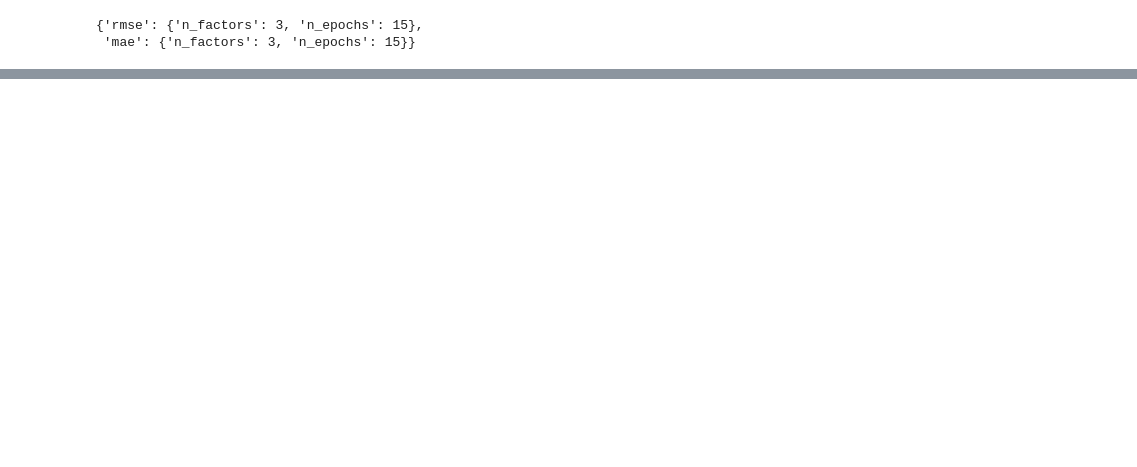
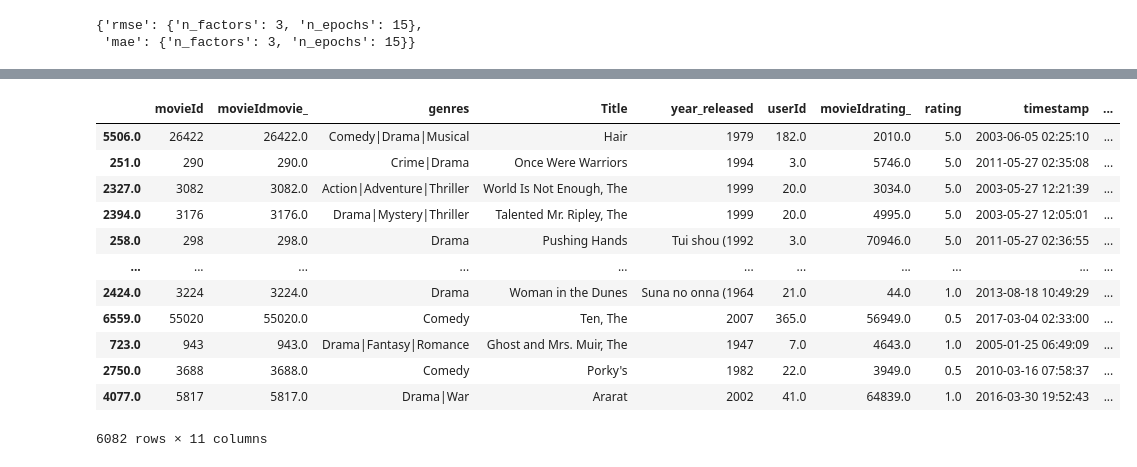
Before and after one commit to xiaohua-su/Recommender_System, a Jupyter notebook: Data Cleaning-Team.ipynb, the cells around one changed output, grey strips where cells are left out. Drawn from its saved outputs; the diff is of its cells as text; code cells hidden in the pictures; blank space fills up the shorter version.

```diff
--- a/Data Cleaning-Team.ipynb
+++ b/Data Cleaning-Team.ipynb
@@ -531,0 +577,16 @@ gs_model3.best_params
+# %%
+train
+# %% [output]
+|  | movieId | movieIdmovie_ | genres | Title | year_released | userId | movieIdrating_ | rating | timestamp | ... |
+| 5506.0 | 26422 | 26422.0 | Comedy|Drama|Musical | Hair | 1979 | 182.0 | 2010.0 | 5.0 | 2003-06-05 02:25:10 | ... |
+| 251.0 | 290 | 290.0 | Crime|Drama | Once Were Warriors | 1994 | 3.0 | 5746.0 | 5.0 | 2011-05-27 02:35:08 | ... |
+| 2327.0 | 3082 | 3082.0 | Action|Adventure|Thriller | World Is Not Enough, The | 1999 | 20.0 | 3034.0 | 5.0 | 2003-05-27 12:21:39 | ... |
+| 2394.0 | 3176 | 3176.0 | Drama|Mystery|Thriller | Talented Mr. Ripley, The | 1999 | 20.0 | 4995.0 | 5.0 | 2003-05-27 12:05:01 | ... |
+| 258.0 | 298 | 298.0 | Drama | Pushing Hands | Tui shou (1992 | 3.0 | 70946.0 | 5.0 | 2011-05-27 02:36:55 | ... |
+| ... | ... | ... | ... | ... | ... | ... | ... | ... | ... | ... |
+| 2424.0 | 3224 | 3224.0 | Drama | Woman in the Dunes | Suna no onna (1964 | 21.0 | 44.0 | 1.0 | 2013-08-18 10:49:29 | ... |
+| 6559.0 | 55020 | 55020.0 | Comedy | Ten, The | 2007 | 365.0 | 56949.0 | 0.5 | 2017-03-04 02:33:00 | ... |
+| 723.0 | 943 | 943.0 | Drama|Fantasy|Romance | Ghost and Mrs. Muir, The | 1947 | 7.0 | 4643.0 | 1.0 | 2005-01-25 06:49:09 | ... |
+| 2750.0 | 3688 | 3688.0 | Comedy | Porky's | 1982 | 22.0 | 3949.0 | 0.5 | 2010-03-16 07:58:37 | ... |
+| 4077.0 | 5817 | 5817.0 | Drama|War | Ararat | 2002 | 41.0 | 64839.0 | 1.0 | 2016-03-30 19:52:43 | ... |
+6082 rows × 11 columns
```
Also changed, not shown: parts of 24 cells of this notebook.
